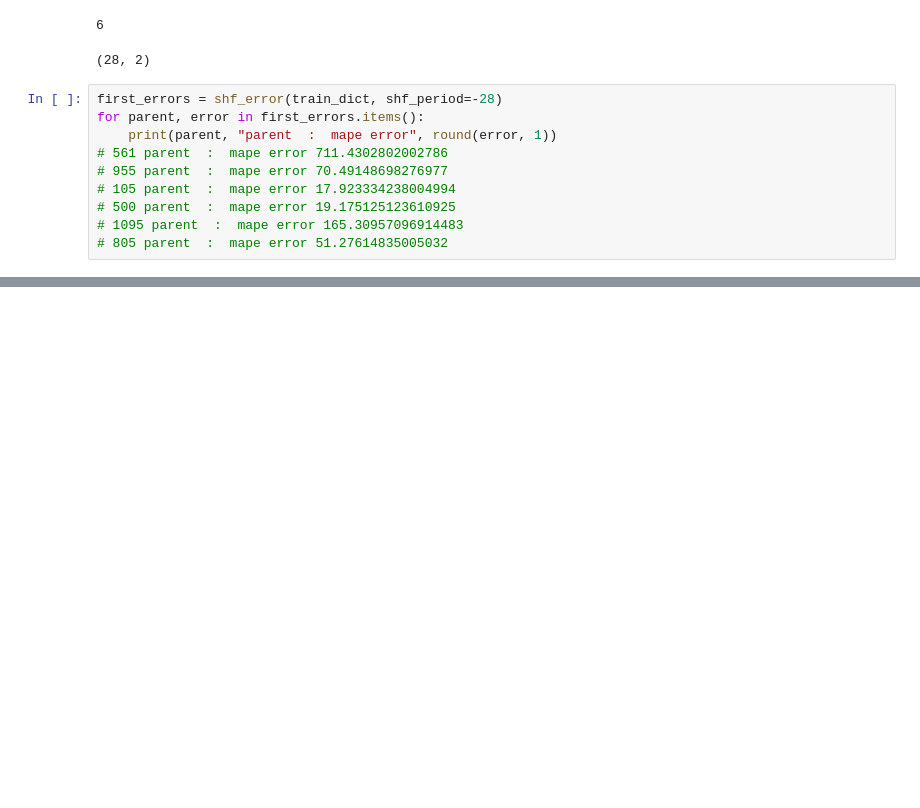
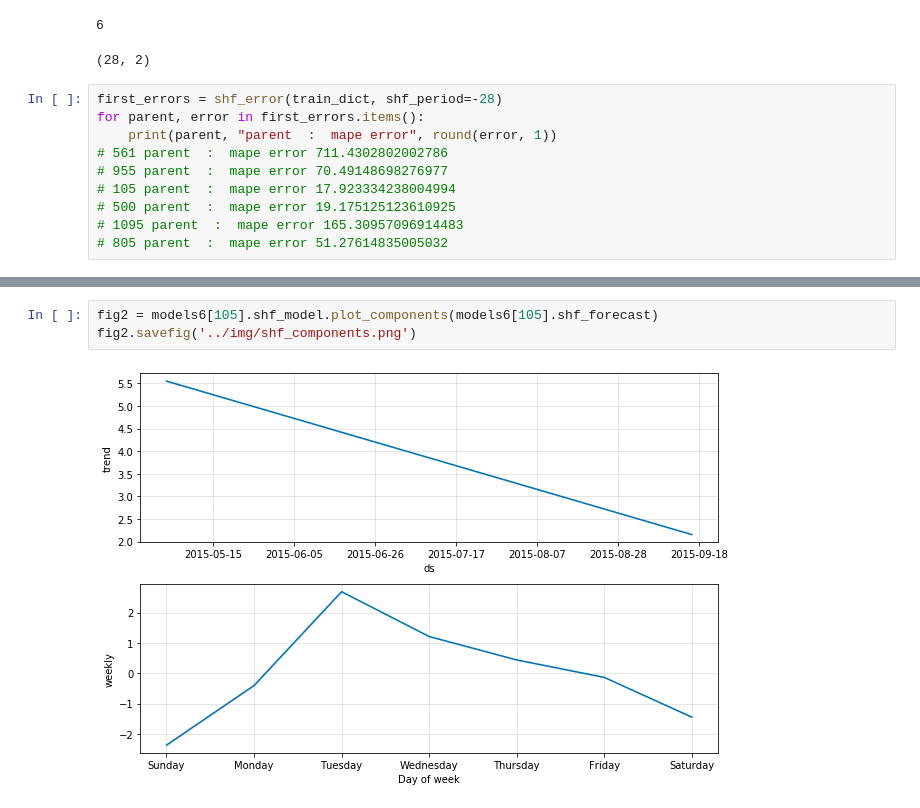
Before and after one commit to truejimfrank/StreamlinedProductPurchaseForecasting, a Jupyter notebook: notebooks/f_prophet_parents.ipynb, the cells around one changed output, grey strips where cells are left out. Saved outputs shown, nothing was run; the diff lists cells and outputs as text; blank space fills up the shorter version.

```diff
--- a/notebooks/f_prophet_parents.ipynb
+++ b/notebooks/f_prophet_parents.ipynb
@@ -148,0 +293,5 @@ Class PurchaseForecast(object):
+# %%
+fig2 = models6[105].shf_model.plot_components(models6[105].shf_forecast)
+fig2.savefig('../img/shf_components.png')
+# %% [output]
+[figure, added]
```
Also changed, not shown: parts of 18 cells of this notebook, 6 other files.
